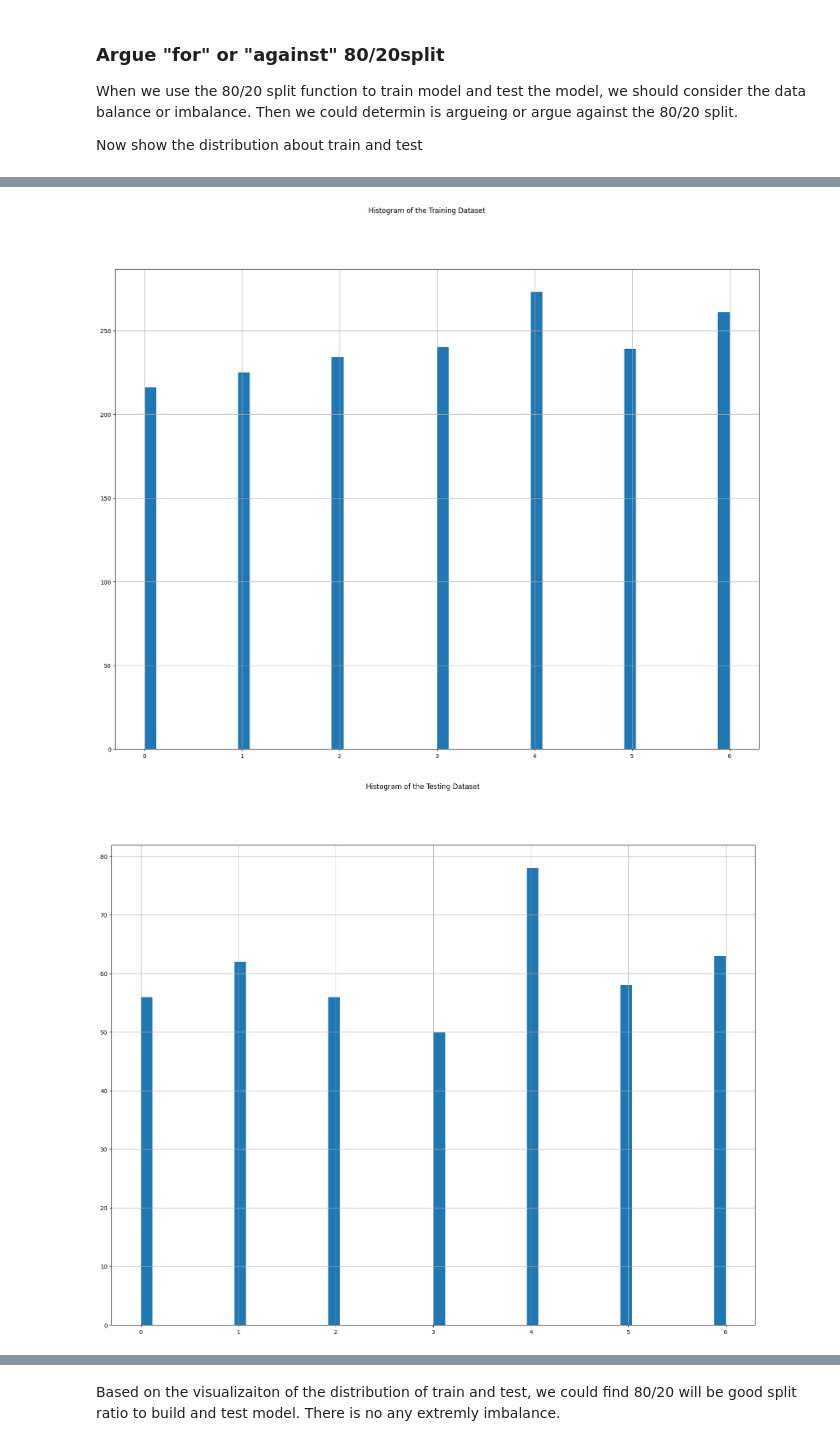
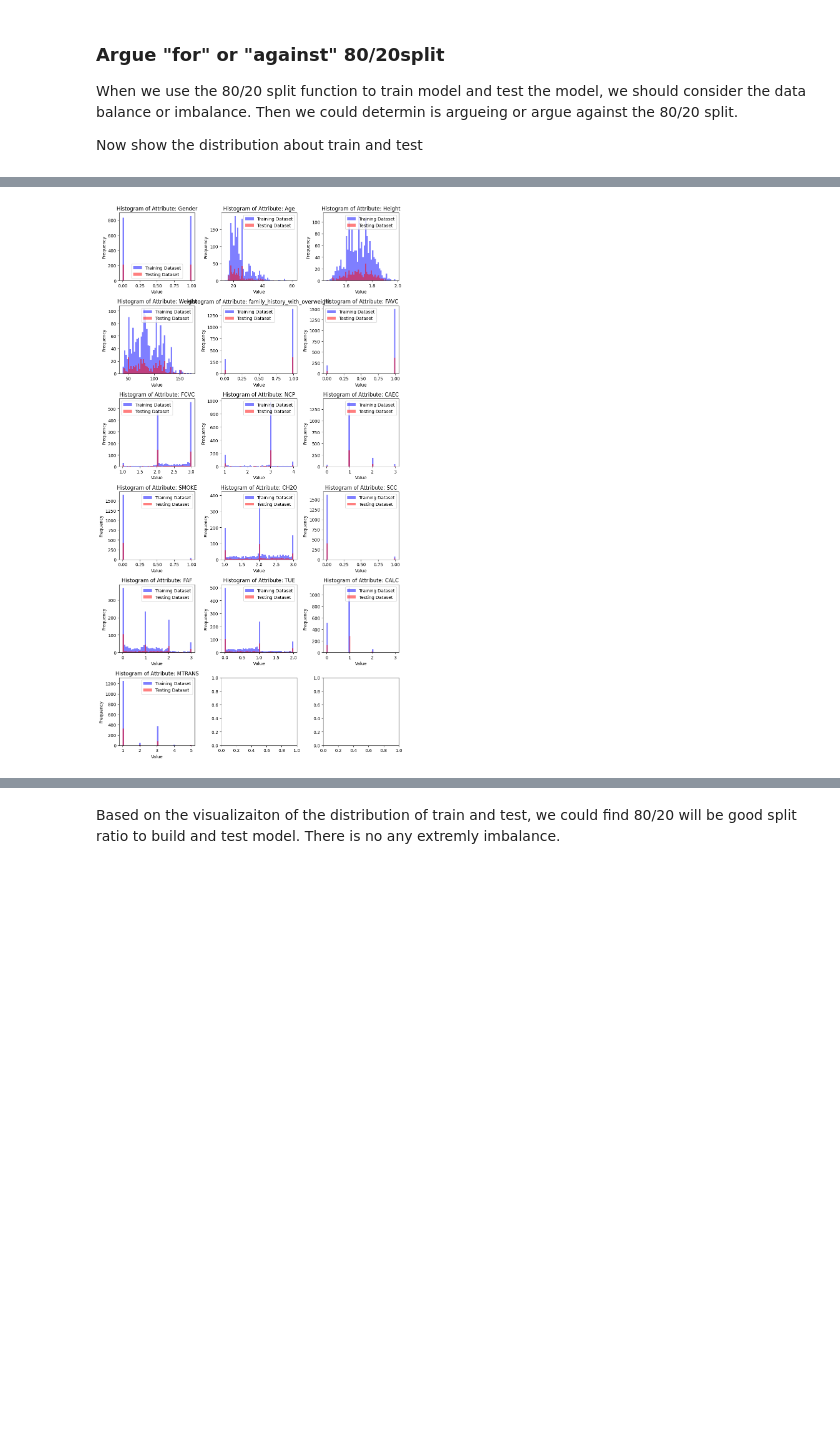
Before and after one commit to livingspring/CS7324LabAssignment, a Jupyter notebook: Lab3.ipynb, the cells around one changed output, grey strips where cells are left out. Saved outputs shown, nothing was run; the diff lists cells and outputs as text; code cells hidden in the pictures; blank space fills up the shorter version.

```diff
--- a/Lab3.ipynb
+++ b/Lab3.ipynb
@@ -194,14 +178,39 @@ plt.show()
-# %%
-# show the y_train dataset distribution and y_test dataset distribution.
-import matplotlib.pyplot as plt
-# plot the histogram of the training dataset
-y_train.hist(bins=50, figsize=(20,15))
-plt.suptitle('Histogram of the Training Dataset')
-plt.show()
-# plot the histogram of the testing dataset
-y_test.hist(bins=50, figsize=(20,15))
-plt.suptitle('Histogram of the Testing Dataset')
-plt.show()
-# %% [output]
-[figure, removed]
-[figure, removed]
+# %%
+import matplotlib.pyplot as plt
+
+# Number of attributes (columns)
+num_attributes = len(x_train.columns)
+
+# Calculate the number of rows and columns needed for the subplots
+num_rows = (num_attributes + 2) // 3  # Round up to the nearest integer
+num_cols = min(num_attributes, 3)     # Maximum 3 columns per row
+
+# Set up subplots
+fig, axs = plt.subplots(num_rows, num_cols, figsize=(10, 3 * num_rows))
+
+# Plot histograms for each attribute
+for i, col in enumerate(x_train.columns):
+    row_index = i // 3  # Determine the row index for the subplot
+    col_index = i % 3   # Determine the column index for the subplot
+
+    # Plot histogram for training dataset
+    axs[row_index, col_index].hist(x_train[col], bins=50, color='blue', alpha=0.5, label='Training Dataset')
+
+    # Plot histogram for testing dataset
+    axs[row_index, col_index].hist(x_test[col], bins=50, color='red', alpha=0.5, label='Testing Dataset')
+
+    # Add labels and title
+    axs[row_index, col_index].set_xlabel('Value')
+    axs[row_index, col_index].set_ylabel('Frequency')
+    axs[row_index, col_index].set_title(f'Histogram of Attribute: {col}')
+
+    # Add legend
+    axs[row_index, col_index].legend()
+
+# Adjust layout
+plt.tight_layout()
+
+# Show plot
+plt.show()
+# %% [output]
+[figure, added]
```
Also changed, not shown: parts of 10 cells of this notebook.
